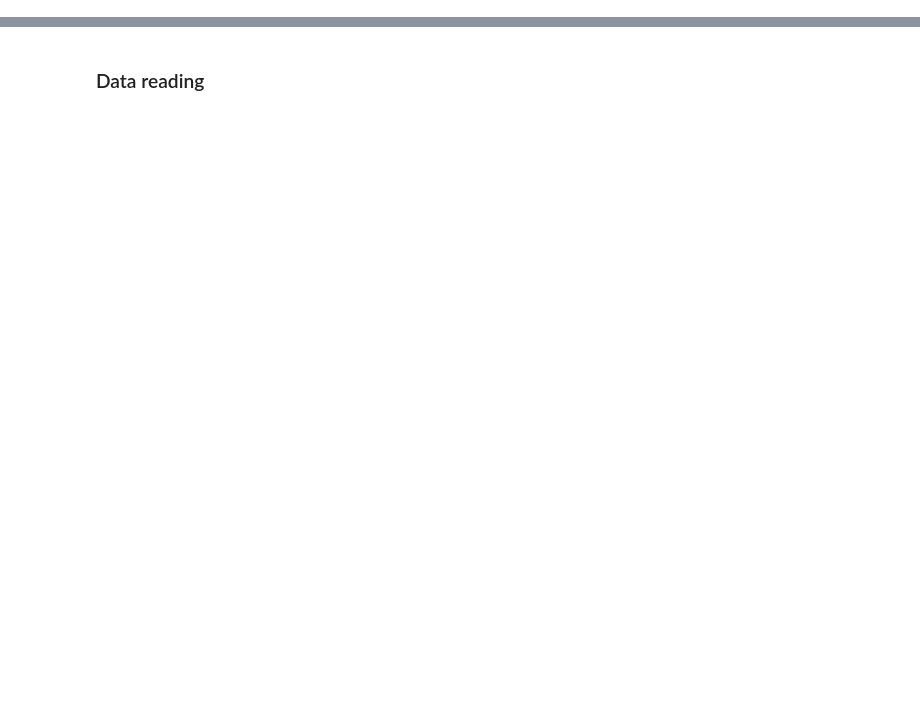
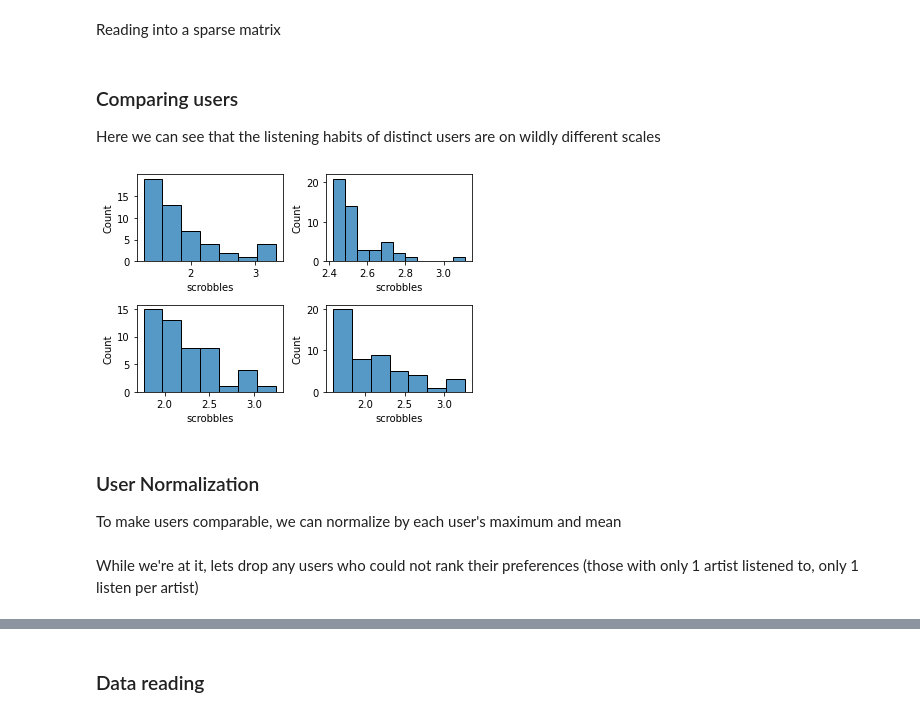
Before and after one commit to abarbieu/music-recommender, a Jupyter notebook: music-recommender.ipynb, the cells around one changed output, grey strips where cells are left out. Drawn from its saved outputs; the diff is of its cells as text; code cells hidden in the pictures; blank space fills up the shorter version.

```diff
--- a/music-recommender.ipynb
+++ b/music-recommender.ipynb
@@ -7,0 +141,4 @@ import seaborn
+# %%
+scrobsM = sparse.lil_matrix((max(scrobsdf["user_id"])+1, max(scrobsdf["artist_id"])+1)) # 0 indexing
+scrobsM[scrobsdf["user_id"], scrobsdf["artist_id"]] = scrobsdf["rating"]
+# scrobsM = scrobsM.tocsr()
@@ -7,0 +300,26 @@ import seaborn
+# %% [markdown]
+Reading into a sparse matrix
+# %% [markdown]
+### Comparing users
+
+Here we can see that the listening habits of distinct users are on wildly different scales
+# %%
+fig = plt.figure()
+fig.subplots_adjust(hspace=0.5, wspace=0.3)
+ax = fig.add_subplot(2,2,1)
+ax.set_xlabel("scrobbles")
+sns.histplot(scrobsM[1].data,ax=ax)
+for i in range(2,5):
+    ax = fig.add_subplot(2, 2, i)
+    ax.set_xlabel("scrobbles")
+    sns.histplot(scrobsM[i+11].data, ax=ax)
+
+plt.show()
+# %% [output]
+[figure, added]
+# %% [markdown]
+### User Normalization
+
+To make users comparable, we can normalize by each user's maximum and mean
+# %% [markdown]
+While we're at it, lets drop any users who could not rank their preferences (those with only 1 artist listened to, only 1 listen per artist)
```
Also changed, not shown: parts of 87 cells of this notebook.
